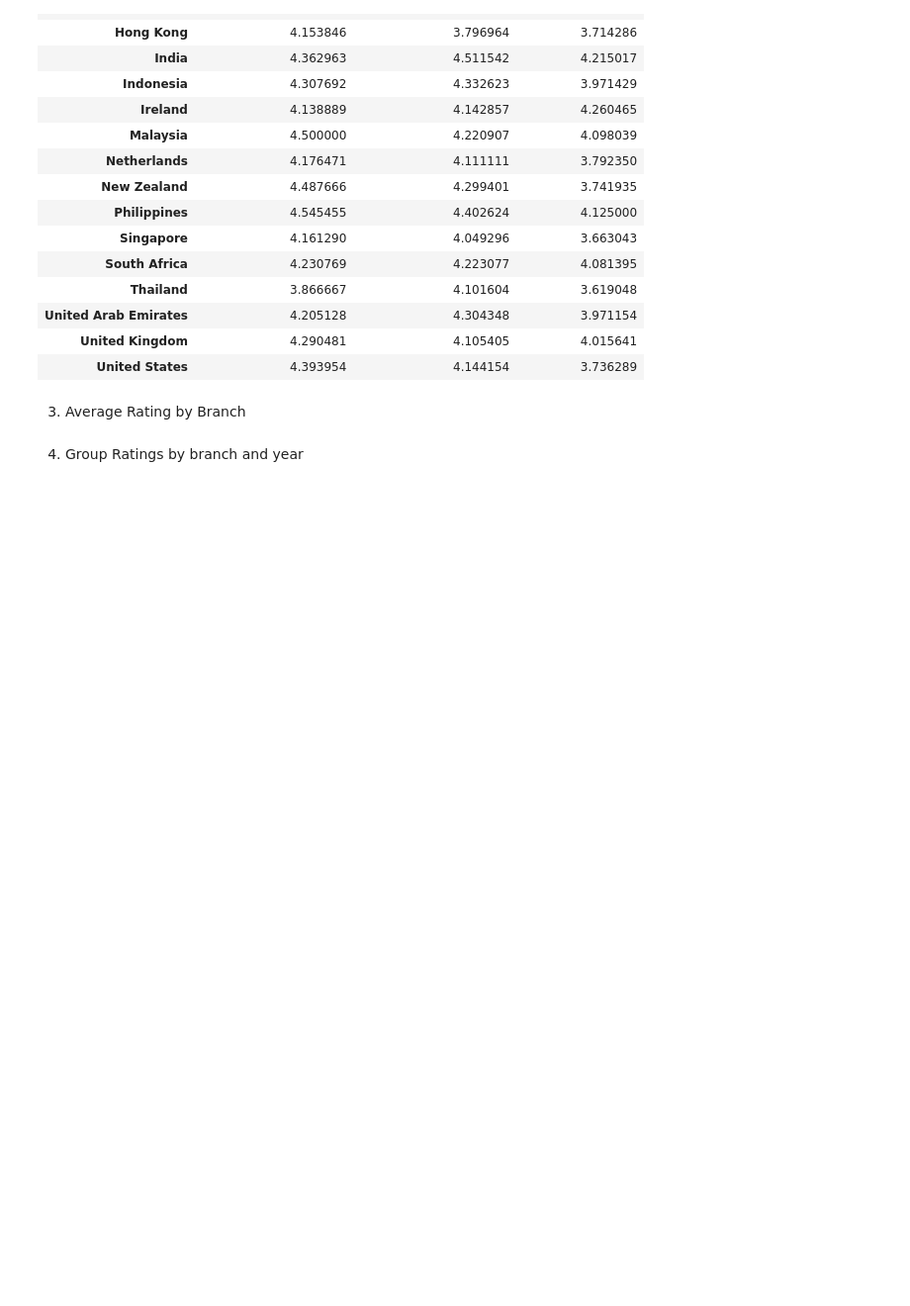
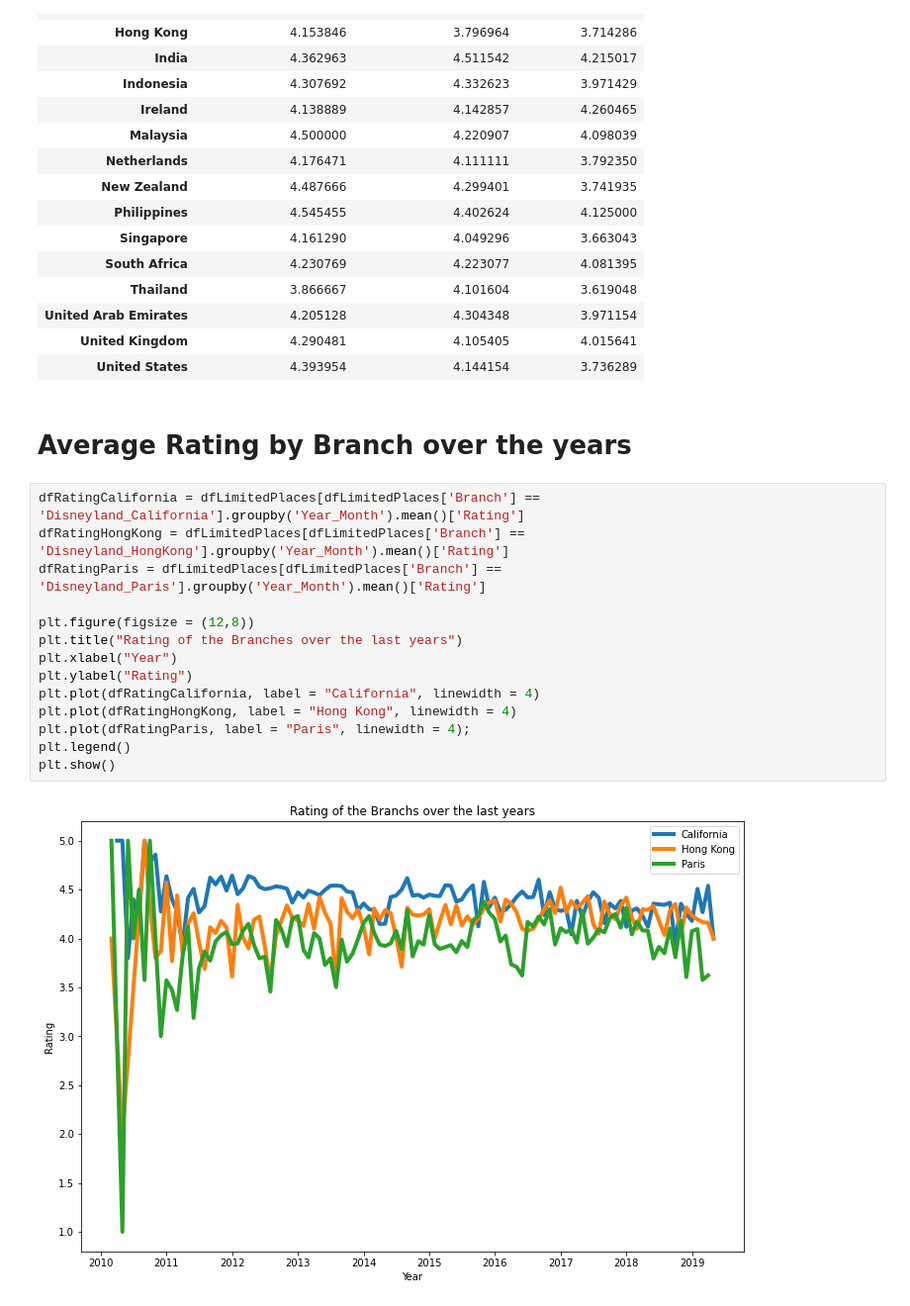
Before and after one commit to RodrigoSoares256/ExplanatoryAnalysis, a Jupyter notebook: DisneyReviews/DisneyReviews.ipynb, the cells around one changed output. Shown at 99% size. Saved outputs shown, nothing was run; the diff lists cells and outputs as text; blank space fills up the shorter version.

Commit message:
Improved DisneyReviews by putting some more graphics

```diff
--- a/DisneyReviews/DisneyReviews.ipynb
+++ b/DisneyReviews/DisneyReviews.ipynb
@@ -244,6 +244,20 @@ dfLimitedPlaces.groupby(['Branch','Reviewer_Location']).mean()['Rating'].reset_i
 | United Kingdom | 4.290481 | 4.105405 | 4.015641 |
 | United States | 4.393954 | 4.144154 | 3.736289 |
 # %% [markdown]
-3. Average Rating by Branch
+# Average Rating by Branch over the years
-# %% [markdown]
-4. Group Ratings by branch and year
+# %%
+dfRatingCalifornia = dfLimitedPlaces[dfLimitedPlaces['Branch'] == 'Disneyland_California'].groupby('Year_Month').mean()['Rating']
+dfRatingHongKong = dfLimitedPlaces[dfLimitedPlaces['Branch'] == 'Disneyland_HongKong'].groupby('Year_Month').mean()['Rating']
+dfRatingParis = dfLimitedPlaces[dfLimitedPlaces['Branch'] == 'Disneyland_Paris'].groupby('Year_Month').mean()['Rating']
+
+plt.figure(figsize = (12,8))
+plt.title("Rating of the Branches over the last years")
+plt.xlabel("Year")
+plt.ylabel("Rating")
+plt.plot(dfRatingCalifornia, label = "California", linewidth = 4)
+plt.plot(dfRatingHongKong, label = "Hong Kong", linewidth = 4)
+plt.plot(dfRatingParis, label = "Paris", linewidth = 4);
+plt.legend()
+plt.show()
+# %% [output]
+[figure, added]
```
Also changed, not shown: parts of 4 cells of this notebook.
